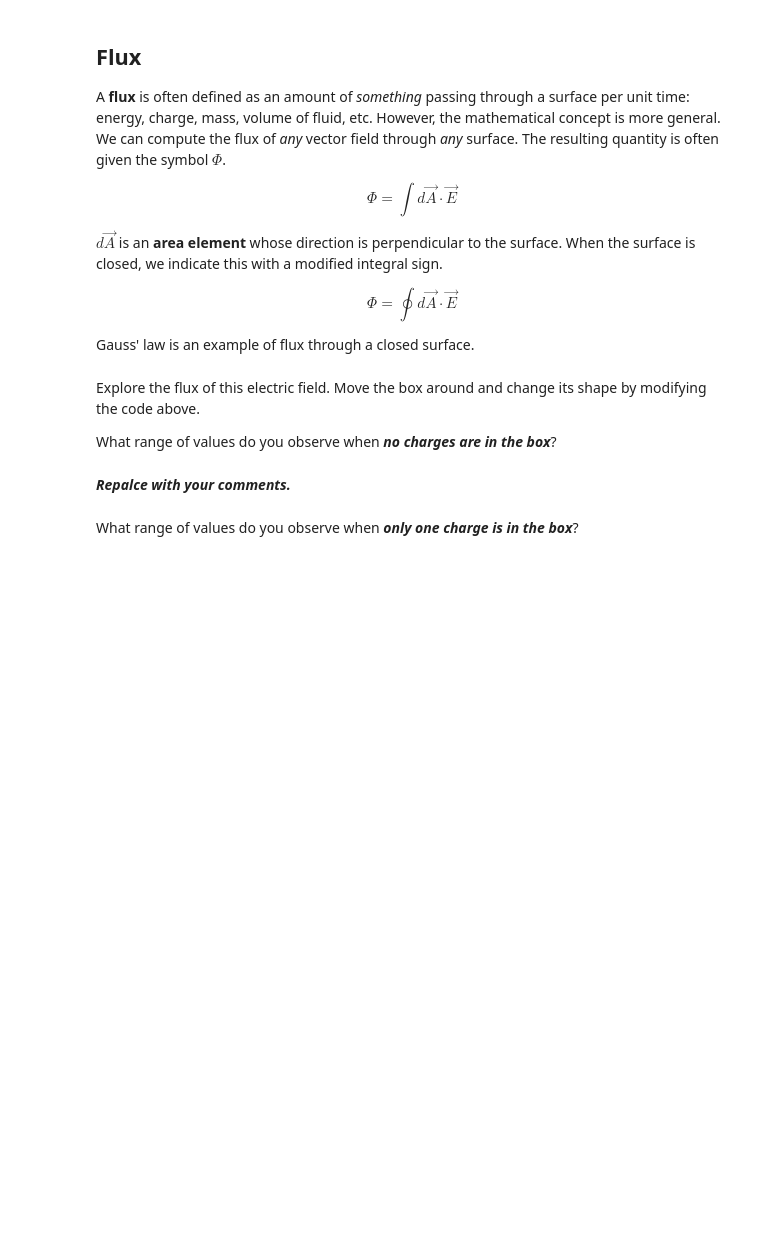
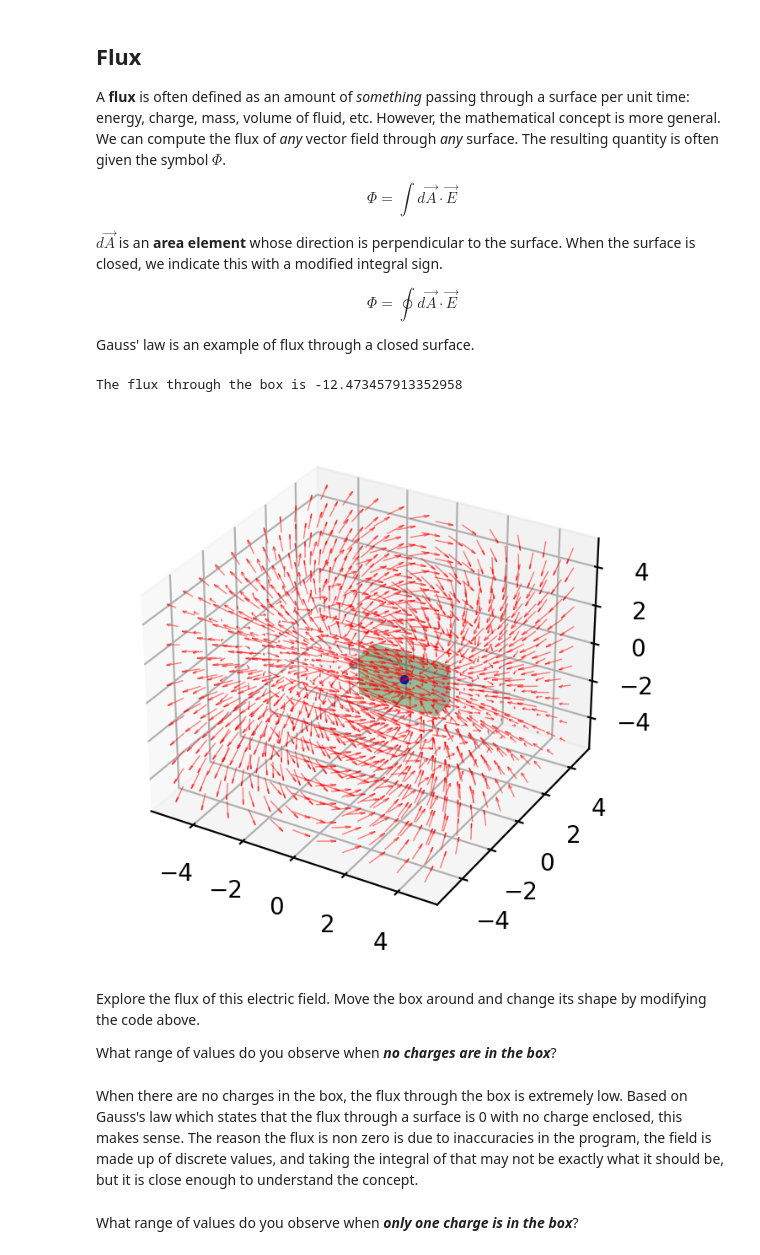
Before and after one commit to dr-kinder/electrodynamics, a Jupyter notebook: week-02/03-vector-calculus.ipynb, the cells around one changed output. Drawn from its saved outputs; the diff is of its cells as text; code cells hidden in the pictures; blank space fills up the shorter version.

```diff
--- a/week-02/03-vector-calculus.ipynb
+++ b/week-02/03-vector-calculus.ipynb
@@ -192,35 +242,38 @@ Gauss' law is an example of flux through a closed surface.
 # %%
 # Define rectangular box for computing flux.
 # Coordinates of center.
 xC = 1
-yC = -4
-zC = -2
+yC = 0
+zC = 0
 
 # Lenth of sides.
 dX = 3
 dY = 1
 dZ = 2
 
 # Bottom, front, left corner, required by flux and plotting functions.
 P0 = np.array([xC, yC, zC]) - np.array([dX,dY,dZ]) / 2
 
 # Compute the flux.
 Phi = vc.flux(E, P0, dX, dY, dZ, *grid)
 
 # Draw the box and the field.
 ax = vc.draw_box(E, P0, dX, dY, dZ, *grid)
 
 # Indicate location of charges in plot.
 ax.scatter3D(*list(zip(R1,R2)),c=['k','b'], s=9)
 
 # Display the result.
 print("The flux through the box is", Phi)
+# %% [output]
+The flux through the box is -12.473457913352958
+[figure, added]
 # %% [markdown]
 Explore the flux of this electric field.  Move the box around and change its shape by modifying the code above.
 
 What range of values do you observe when ***no charges are in the box***?
 # %% [markdown]
-***Repalce with your comments.***
+When there are no charges in the box, the flux through the box is extremely low. Based on Gauss's law which states that the flux through a surface is 0 with no charge enclosed, this makes sense. The reason the flux is non zero is due to inaccuracies in the program, the field is made up of discrete values, and taking the integral of that may not be exactly what it should be, but it is close enough to understand the concept.
 # %% [markdown]
 What range of values do you observe when ***only one charge is in the box***?
 # %% [markdown]
```
Also changed, not shown: parts of 9 cells of this notebook.
